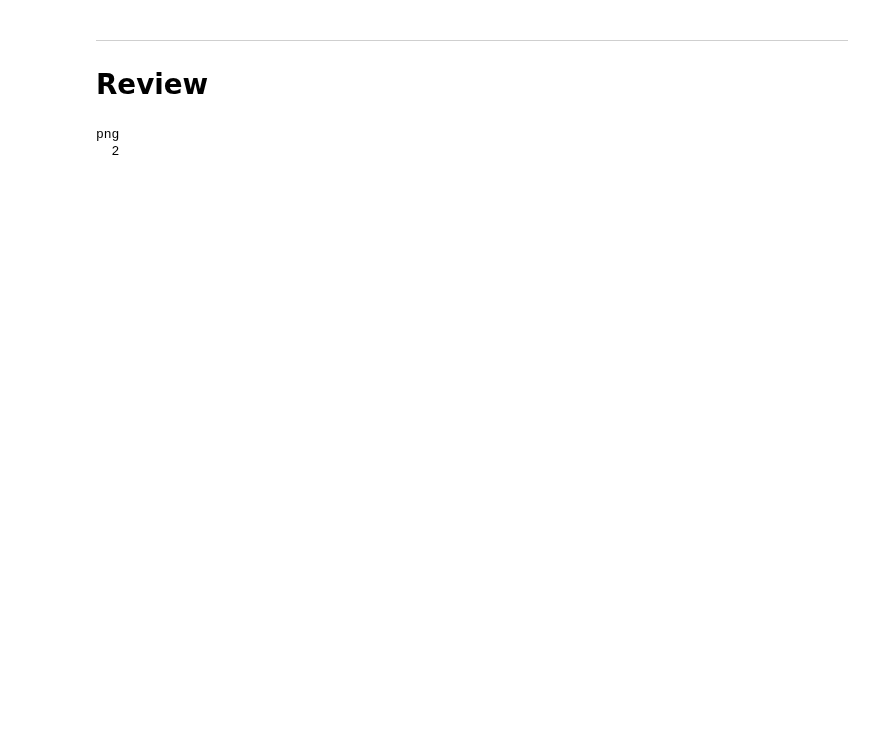
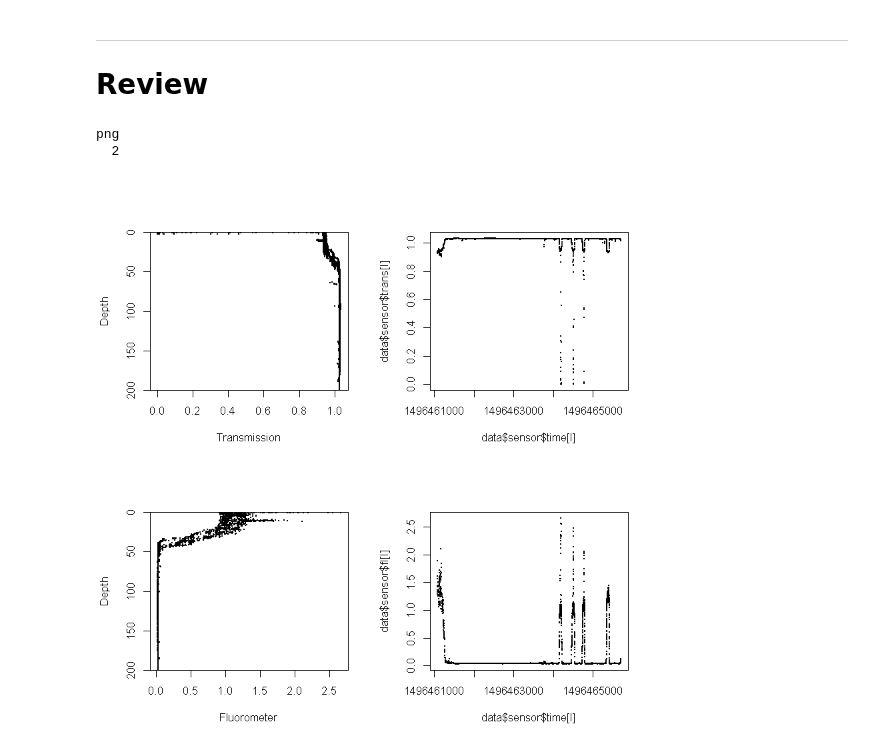
Before and after one commit to tbrycekelly/MIMS-TBK, a Jupyter notebook: Generate Input - SeaSoar-Copy1.ipynb, the cells around one changed output. Cells and saved outputs as stored; diff of their text form; code cells hidden in the pictures; blank space fills up the shorter version.

```diff
--- a/Generate Input - SeaSoar-Copy1.ipynb
+++ b/Generate Input - SeaSoar-Copy1.ipynb
@@ -358,3 +345,14 @@ dev.off()
 # %% [output]
 png
   2
+# %%
+l = c(1:10000)
+
+par(mfrow=c(2,2))
+plot(data$sensor$trans[l], data$sensor$p[l], pch=20, cex=0.1, ylim=c(200,0), yaxs='i', ylab='Depth', xlab='Transmission')
+plot(data$sensor$time[l], data$sensor$trans[l], pch=20, cex=0.1)
+
+plot(data$sensor$fl[l], data$sensor$p[l], pch=20, cex=0.1, ylim=c(200,0), yaxs='i', ylab='Depth', xlab='Fluorometer')
+plot(data$sensor$time[l], data$sensor$fl[l], pch=20, cex=0.1)
+# %% [output]
+[figure, added]
```
Also changed, not shown: parts of 11 cells of this notebook, 38 other files.
